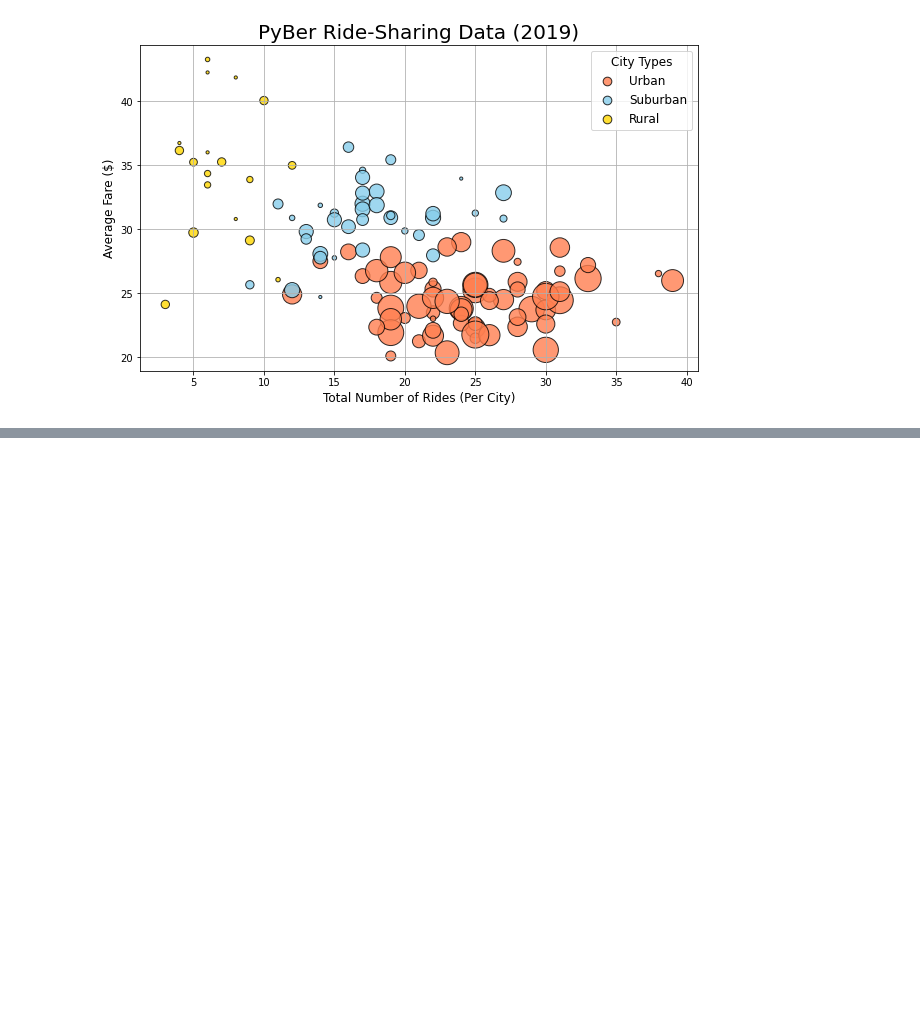
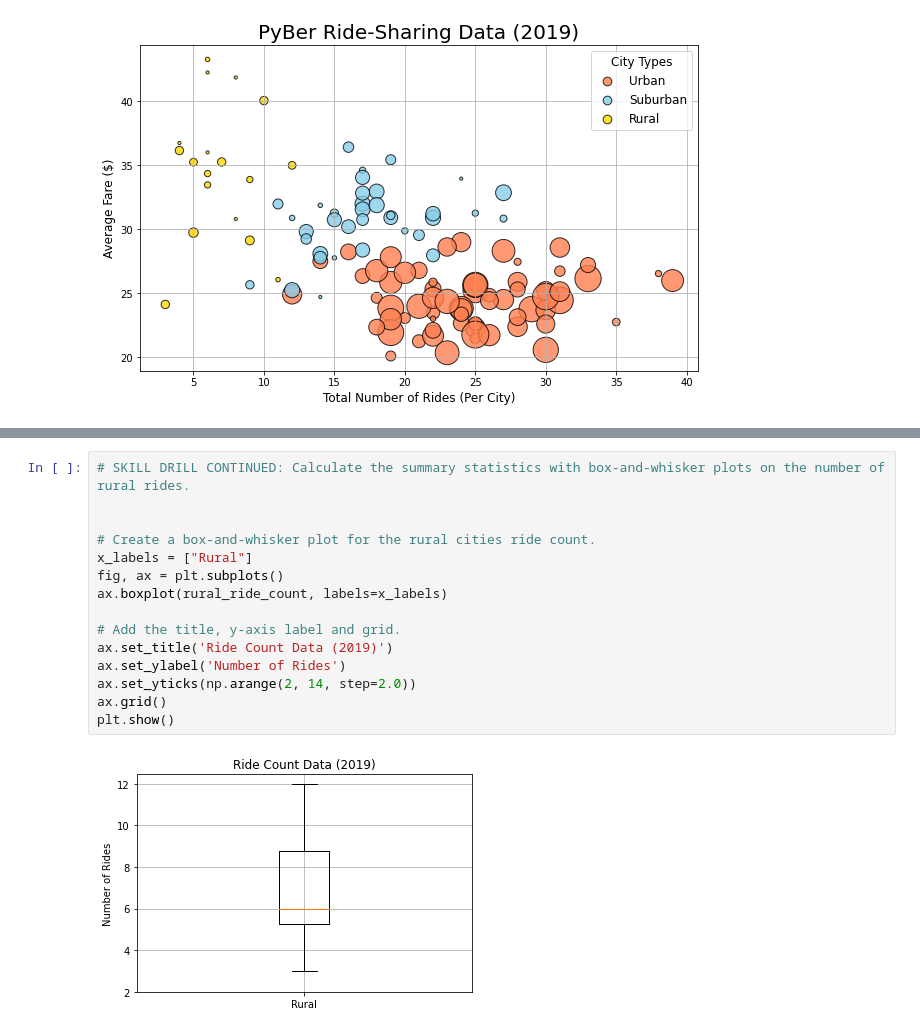
Before and after one commit to Jflux05/PyBer_Analysis, a Jupyter notebook: PyBer.ipynb, the cells around one changed output, grey strips where cells are left out. Drawn from its saved outputs; the diff is of its cells as text; blank space fills up the shorter version.

```diff
--- a/PyBer.ipynb
+++ b/PyBer.ipynb
@@ -441,0 +783,17 @@ FileNotFoundError: [Errno 2] No such file or directory: 'analysis/Fig1.png'
+# %%
+# SKILL DRILL CONTINUED: Calculate the summary statistics with box-and-whisker plots on the number of rural rides.
+
+
+# Create a box-and-whisker plot for the rural cities ride count.
+x_labels = ["Rural"]
+fig, ax = plt.subplots()
+ax.boxplot(rural_ride_count, labels=x_labels)
+
+# Add the title, y-axis label and grid.
+ax.set_title('Ride Count Data (2019)')
+ax.set_ylabel('Number of Rides')
+ax.set_yticks(np.arange(2, 14, step=2.0))
+ax.grid()
+plt.show()
+# %% [output]
+[figure, added]
```
Also changed, not shown: parts of 38 cells of this notebook, 3 other files.
